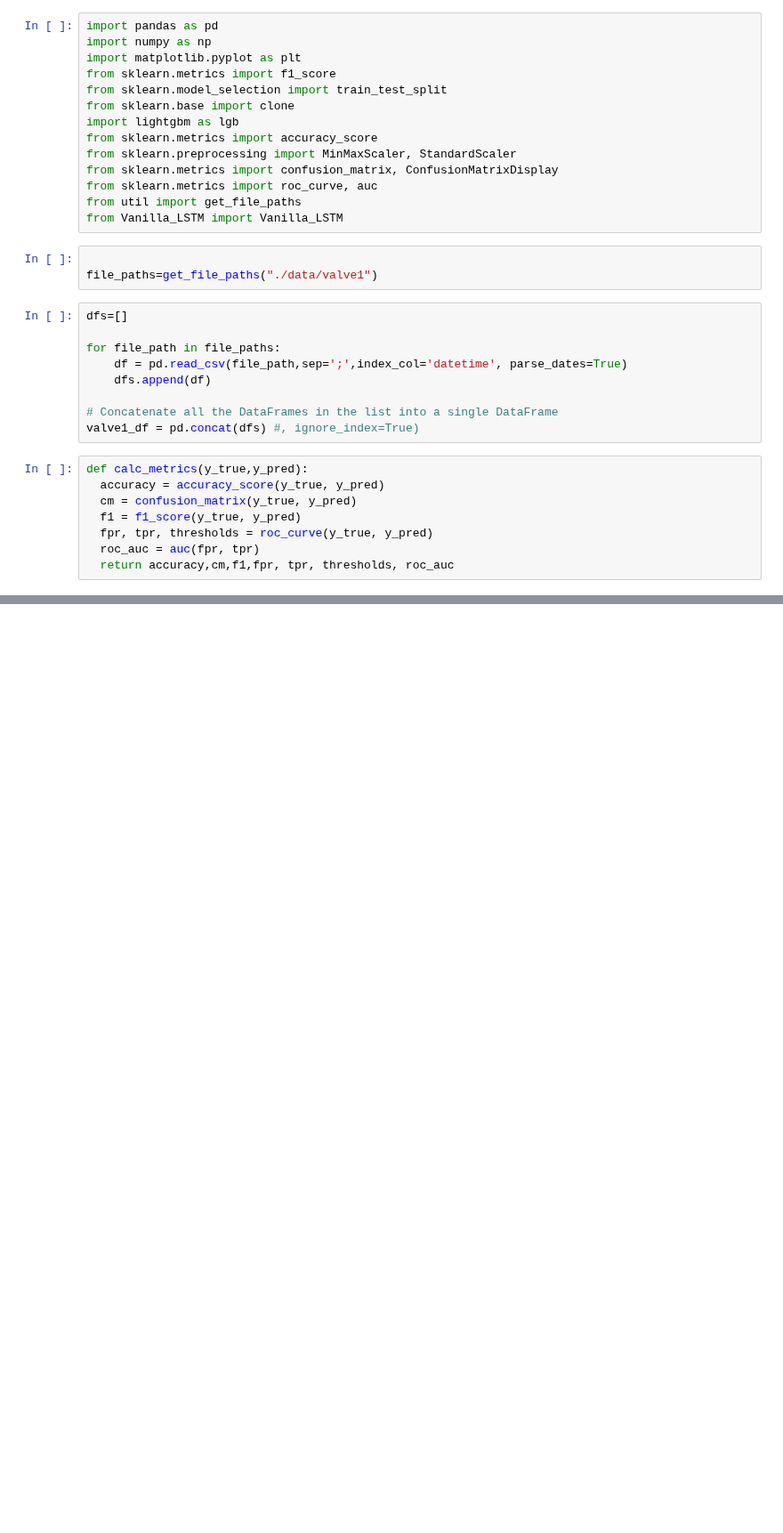
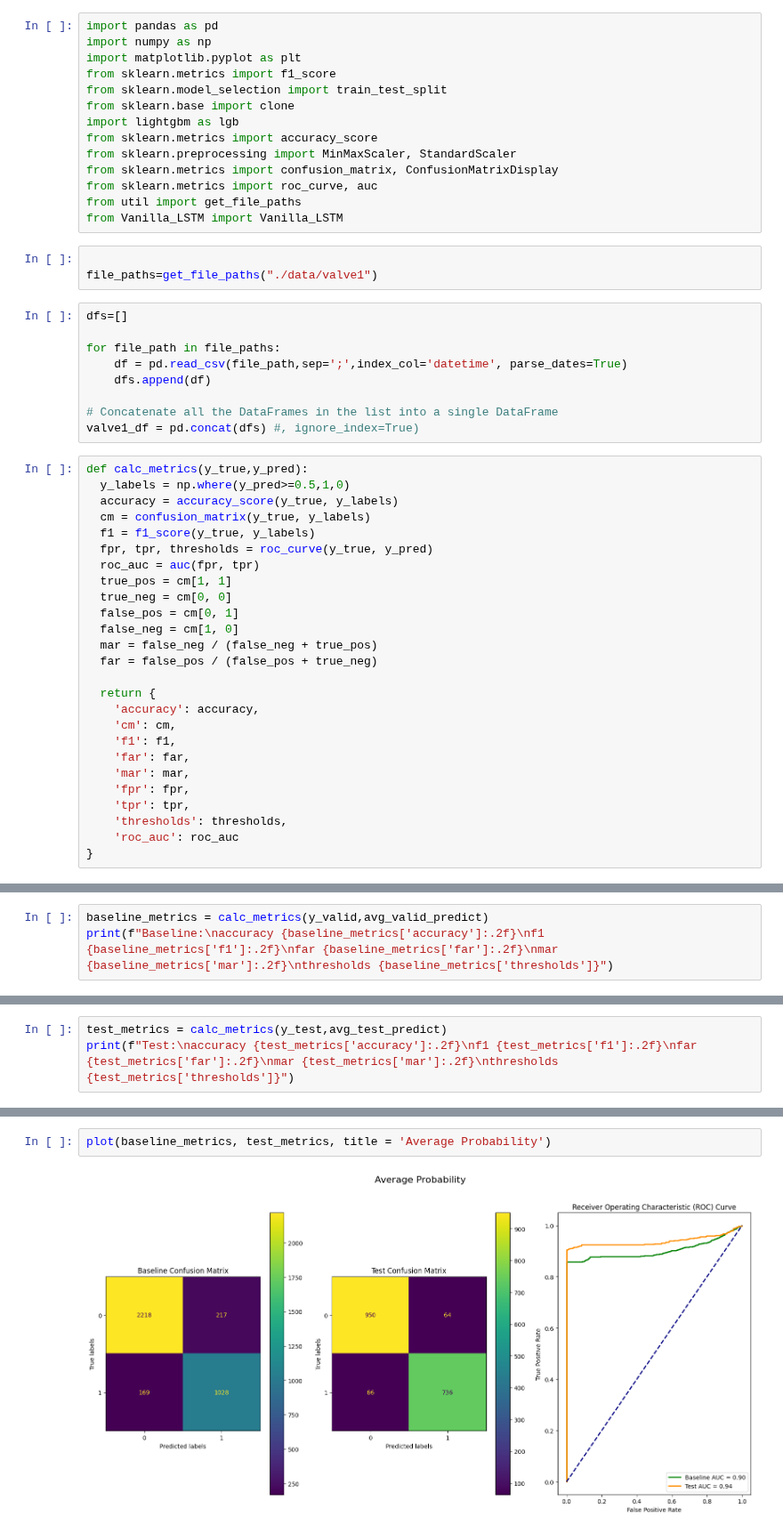
Before and after one commit to Oren-Ben/mlops-anomaly-detection, a Jupyter notebook: test.ipynb, the cells around one changed output, grey strips where cells are left out. Shown at 89% size. Drawn from its saved outputs; the diff is of its cells as text; blank space fills up the shorter version.

Commit message:
Add FAR-MAR and update graph

```diff
--- a/test.ipynb
+++ b/test.ipynb
@@ -26,10 +26,28 @@ for file_path in file_paths:
 valve1_df = pd.concat(dfs) #, ignore_index=True)
 # %%
 def calc_metrics(y_true,y_pred):
-  accuracy = accuracy_score(y_true, y_pred)
-  cm = confusion_matrix(y_true, y_pred)
-  f1 = f1_score(y_true, y_pred)
+  y_labels = np.where(y_pred>=0.5,1,0)
+  accuracy = accuracy_score(y_true, y_labels)
+  cm = confusion_matrix(y_true, y_labels)
+  f1 = f1_score(y_true, y_labels)
   fpr, tpr, thresholds = roc_curve(y_true, y_pred)
   roc_auc = auc(fpr, tpr)
-  return accuracy,cm,f1,fpr, tpr, thresholds, roc_auc
+  true_pos = cm[1, 1]
+  true_neg = cm[0, 0]
+  false_pos = cm[0, 1]
+  false_neg = cm[1, 0]
+  mar = false_neg / (false_neg + true_pos)
+  far = false_pos / (false_pos + true_neg)
+
+  return {
+    'accuracy': accuracy,
+    'cm': cm,
+    'f1': f1,
+    'far': far,
+    'mar': mar,
+    'fpr': fpr,
+    'tpr': tpr,
+    'thresholds': thresholds,
+    'roc_auc': roc_auc
+}
 # %%
@@ -224,0 +194,3 @@ accuracy, f1, thresholds
+# %%
+baseline_metrics = calc_metrics(y_valid,avg_valid_predict)
+print(f"Baseline:\naccuracy {baseline_metrics['accuracy']:.2f}\nf1 {baseline_metrics['f1']:.2f}\nfar {baseline_metrics['far']:.2f}\nmar {baseline_metrics['mar']:.2f}\nthresholds {baseline_metrics['thresholds']}")
@@ -224,0 +215,3 @@ accuracy, f1, thresholds
+# %%
+test_metrics = calc_metrics(y_test,avg_test_predict)
+print(f"Test:\naccuracy {test_metrics['accuracy']:.2f}\nf1 {test_metrics['f1']:.2f}\nfar {test_metrics['far']:.2f}\nmar {test_metrics['mar']:.2f}\nthresholds {test_metrics['thresholds']}")
@@ -224,0 +236,4 @@ accuracy, f1, thresholds
+# %%
+plot(baseline_metrics, test_metrics, title = 'Average Probability')
+# %% [output]
+[figure, added]
```
Also changed, not shown: parts of 7 cells of this notebook.
